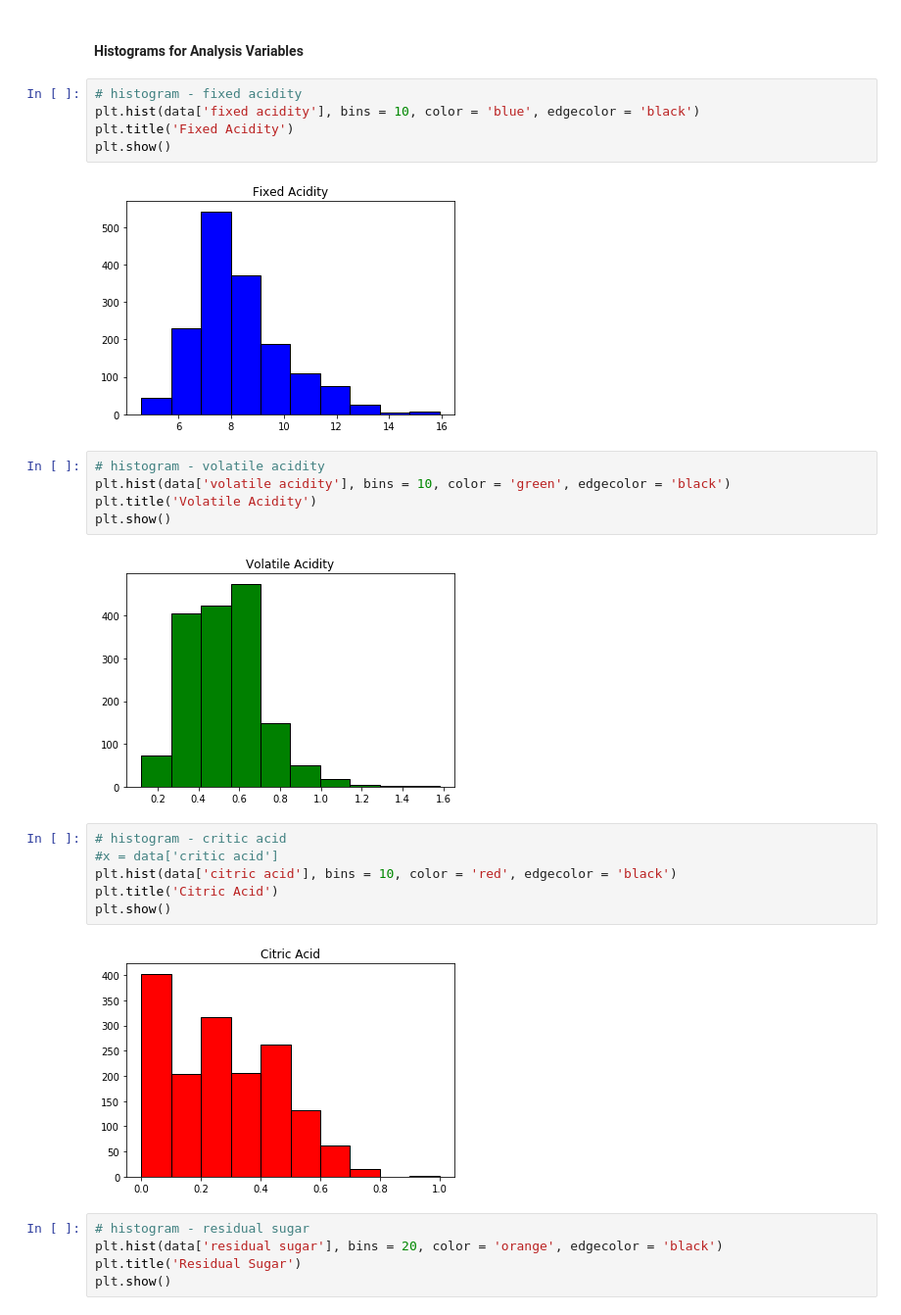
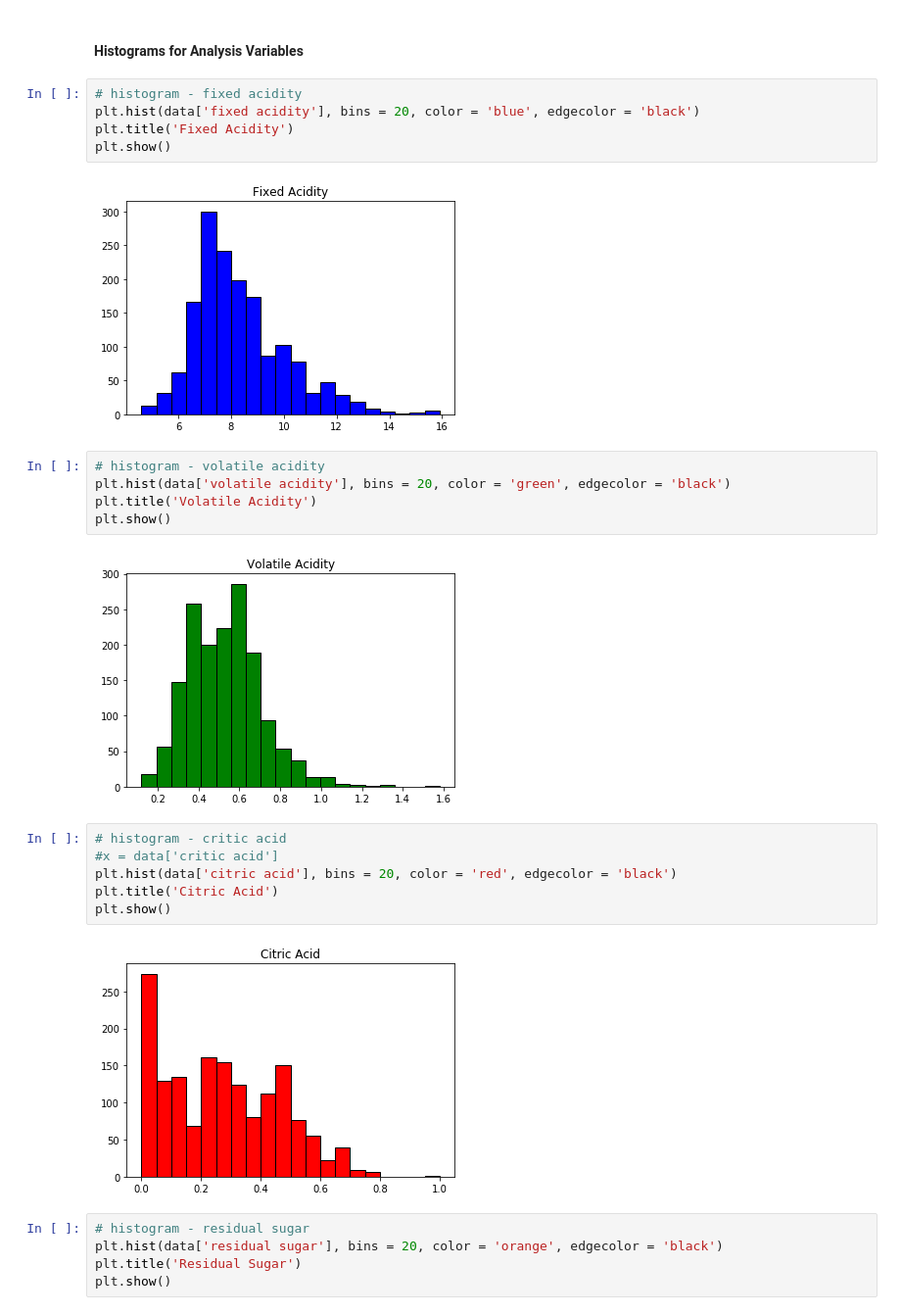
Before and after one commit to tlferrill/Ferrill_DSC530, a Jupyter notebook: 530Notebook_FINAL_Ferrill.ipynb, the cells around one changed output. Shown at 98% size. Drawn from its saved outputs; the diff is of its cells as text.

```diff
--- a/530Notebook_FINAL_Ferrill.ipynb
+++ b/530Notebook_FINAL_Ferrill.ipynb
@@ -230,26 +248,26 @@ Results of analysis:
 #### Histograms for Analysis Variables
 # %%
 # histogram - fixed acidity
-plt.hist(data['fixed acidity'], bins = 10, color = 'blue', edgecolor = 'black')
+plt.hist(data['fixed acidity'], bins = 20, color = 'blue', edgecolor = 'black')
 plt.title('Fixed Acidity')
 plt.show()
 # %% [output]
-[figure, old version]
+[figure, new version]
 # %%
 # histogram - volatile acidity
-plt.hist(data['volatile acidity'], bins = 10, color = 'green', edgecolor = 'black')
+plt.hist(data['volatile acidity'], bins = 20, color = 'green', edgecolor = 'black')
 plt.title('Volatile Acidity')
 plt.show()
 # %% [output]
-[figure, old version]
+[figure, new version]
 # %%
 # histogram - critic acid
 #x = data['critic acid']
-plt.hist(data['citric acid'], bins = 10, color = 'red', edgecolor = 'black')
+plt.hist(data['citric acid'], bins = 20, color = 'red', edgecolor = 'black')
 plt.title('Citric Acid')
 plt.show()
 # %% [output]
-[figure, old version]
+[figure, new version]
 # %%
 # histogram - residual sugar
 plt.hist(data['residual sugar'], bins = 20, color = 'orange', edgecolor = 'black')
```
Also changed, not shown: parts of 49 cells of this notebook, 1 other file.
